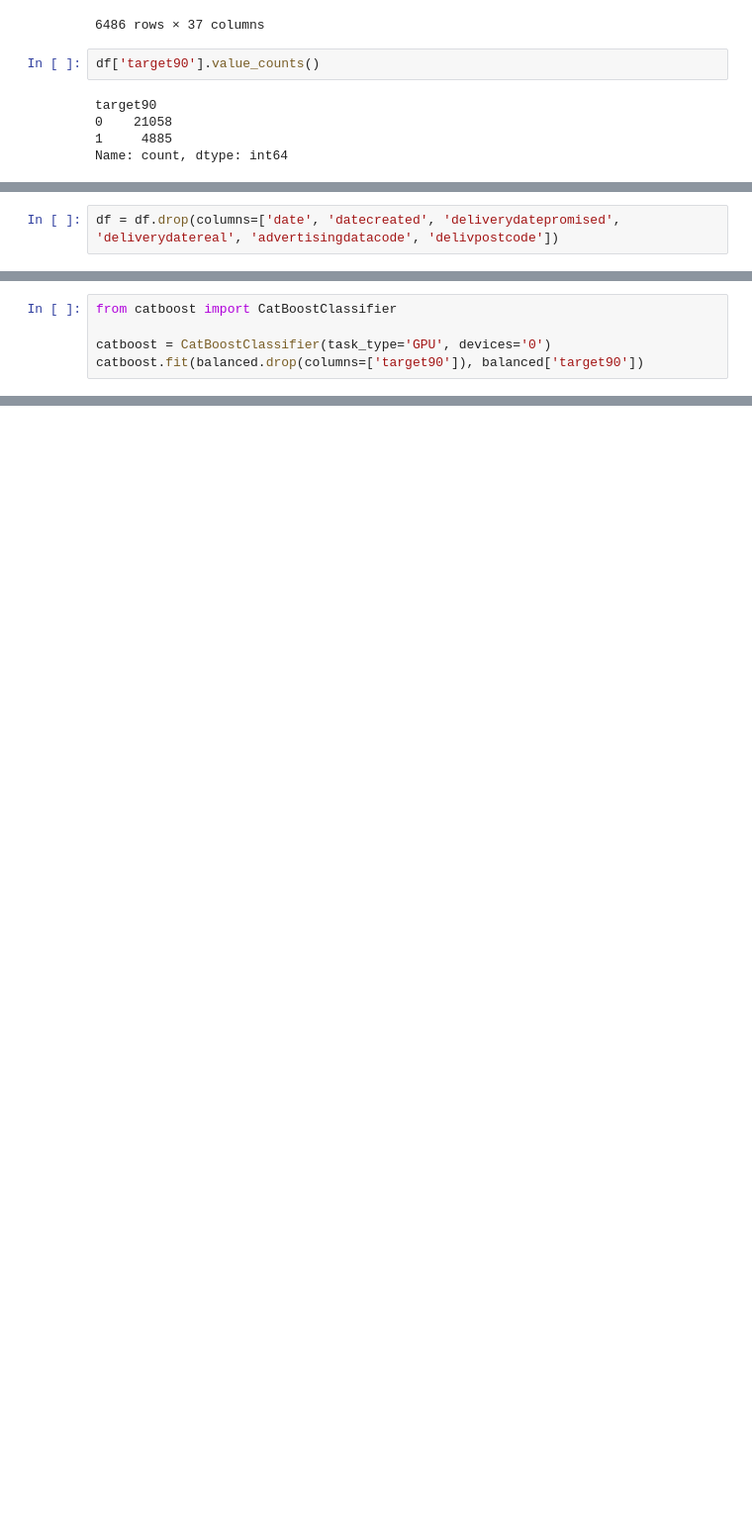
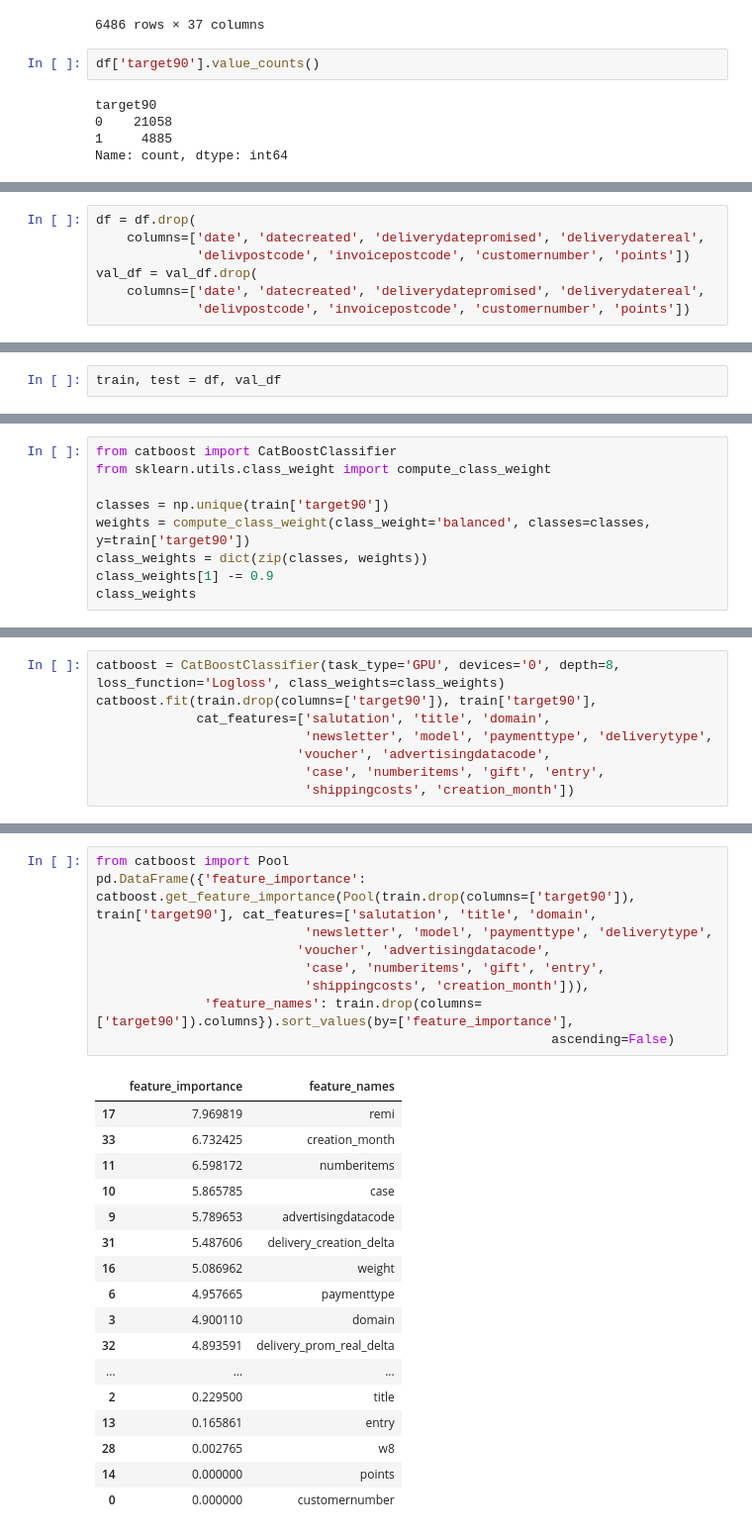
Before and after one commit to BVyaches/MLPerm, a Jupyter notebook: proj.ipynb, the cells around one changed output, grey strips where cells are left out. Shown: that part at 99% size. Saved outputs shown, nothing was run; the diff lists cells and outputs as text; blank space fills up the shorter version.

```diff
--- a/proj.ipynb
+++ b/proj.ipynb
@@ -62,2 +132,7 @@ df
 # %%
-df = df.drop(columns=['date', 'datecreated', 'deliverydatepromised', 'deliverydatereal', 'advertisingdatacode', 'delivpostcode'])
+df = df.drop(
+    columns=['date', 'datecreated', 'deliverydatepromised', 'deliverydatereal',
+             'delivpostcode', 'invoicepostcode', 'customernumber', 'points'])
+val_df = val_df.drop(
+    columns=['date', 'datecreated', 'deliverydatepromised', 'deliverydatereal',
+             'delivpostcode', 'invoicepostcode', 'customernumber', 'points'])
@@ -92,3 +176,5 @@ train, test = train_test_split(df, test_size=0.3, random_state=42, stratify=df['
+# %%
+train, test = df, val_df
 # %%
 g = train.groupby('target90')
 balanced = g.apply(lambda x: x.sample(g.size().min()).reset_index(drop=True))
@@ -117,0 +214,9 @@ Name: count, dtype: int64
+# %%
+from catboost import CatBoostClassifier
+from sklearn.utils.class_weight import compute_class_weight
+
+classes = np.unique(train['target90'])
+weights = compute_class_weight(class_weight='balanced', classes=classes, y=train['target90'])
+class_weights = dict(zip(classes, weights))
+class_weights[1] -= 0.9
+class_weights
@@ -118,6 +225,9 @@ Name: count, dtype: int64
 # %%
-from catboost import CatBoostClassifier
-
-catboost = CatBoostClassifier(task_type='GPU', devices='0')
-catboost.fit(balanced.drop(columns=['target90']), balanced['target90'])
+catboost = CatBoostClassifier(task_type='GPU', devices='0', depth=8, loss_function='Logloss', class_weights=class_weights)
+catboost.fit(train.drop(columns=['target90']), train['target90'],
+             cat_features=['salutation', 'title', 'domain',
+                           'newsletter', 'model', 'paymenttype', 'deliverytype',
+                          'voucher', 'advertisingdatacode',
+                           'case', 'numberitems', 'gift', 'entry',
+                           'shippingcosts', 'creation_month'])
 # %% [output]
@@ -171,0 +323,27 @@ Name: count, dtype: int64
+# %%
+from catboost import Pool
+pd.DataFrame({'feature_importance': catboost.get_feature_importance(Pool(train.drop(columns=['target90']), train['target90'], cat_features=['salutation', 'title', 'domain',
+                           'newsletter', 'model', 'paymenttype', 'deliverytype',
+                          'voucher', 'advertisingdatacode',
+                           'case', 'numberitems', 'gift', 'entry',
+                           'shippingcosts', 'creation_month'])),
+              'feature_names': train.drop(columns=['target90']).columns}).sort_values(by=['feature_importance'],
+                                                           ascending=False)
+# %% [output]
+|  | feature_importance | feature_names |
+| 17 | 7.969819 | remi |
+| 33 | 6.732425 | creation_month |
+| 11 | 6.598172 | numberitems |
+| 10 | 5.865785 | case |
+| 9 | 5.789653 | advertisingdatacode |
+| 31 | 5.487606 | delivery_creation_delta |
+| 16 | 5.086962 | weight |
+| 6 | 4.957665 | paymenttype |
+| 3 | 4.900110 | domain |
+| 32 | 4.893591 | delivery_prom_real_delta |
+| ... | ... | ... |
+| 2 | 0.229500 | title |
+| 13 | 0.165861 | entry |
+| 28 | 0.002765 | w8 |
+| 14 | 0.000000 | points |
+| 0 | 0.000000 | customernumber |
```
Also changed, not shown: parts of 37 cells of this notebook, 1 other file.
